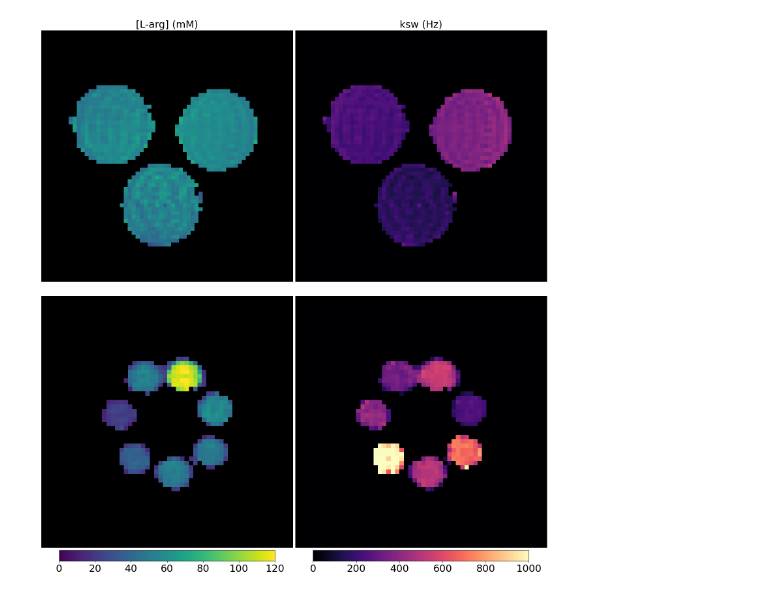
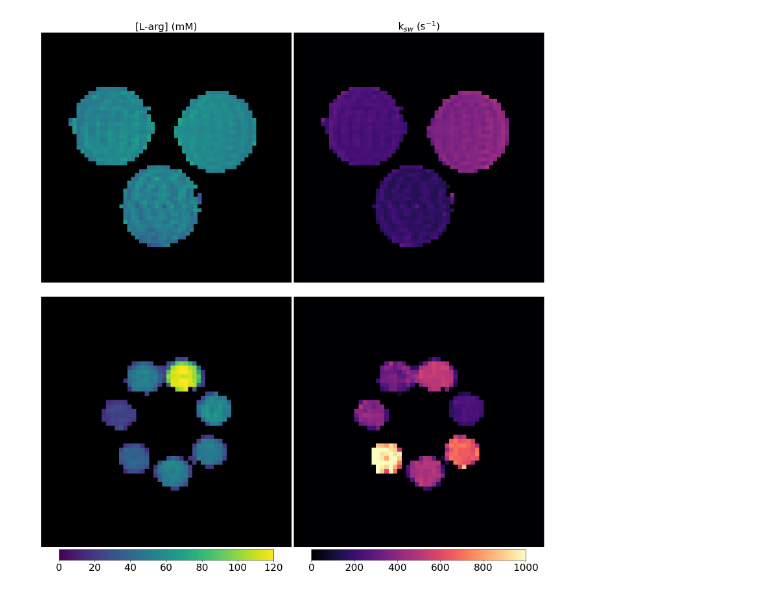
Before and after one commit to momentum-laboratory/molecular-mrf, a Jupyter notebook: deep_reco_example/visualization.ipynb, the cells around one changed output. Saved outputs shown, nothing was run; the diff lists cells and outputs as text; code cells hidden in the pictures.

```diff
--- a/deep_reco_example/visualization.ipynb
+++ b/deep_reco_example/visualization.ipynb
@@ -31,32 +31,32 @@ for k,v in quant_maps.items():
 
 mask = mask[15:-15, 15:-15]
 
 # Create a black-start viridis colormap
 b_viridis = create_black_viridis()
 
 # Initialize PDF
 with PdfPages('results/dot_product_results_both.pdf') as pdf:
     fig, axs = plt.subplots(2, 2, figsize=(20, 21.5))
     fig.subplots_adjust(wspace=0.01, hspace=0.001)  # Remove spacing between subplots
 
     data_info = [
         (quant_maps7['fs'] * 110e3 / 3 * mask7, b_viridis, '[L-arg] (mM)', np.arange(0, 140, 20), (0, 120)),
-        (quant_maps7['ksw'] * mask7, 'magma', 'ksw (Hz)', np.arange(0, 1200, 200), (0, 1000)),
+        (quant_maps7['ksw'] * mask7, 'magma', 'k$_{sw}$ (s$^{-1}$)', np.arange(0, 1200, 200), (0, 1000)),
         (quant_maps['fs'] * 110e3 / 3 * mask, b_viridis, '', np.arange(0, 140, 20), (0, 120)),
         (quant_maps['ksw'] * mask, 'magma', '', np.arange(0, 1200, 200), (0, 1000)),
     ]
 
     for i, (ax, (data, cmap, title, ticks, clim)) in enumerate(zip(axs.flat, data_info)):
         im = ax.imshow(data, cmap=cmap)
         im.set_clim(*clim)
         if title:
             ax.set_title(title, fontsize=22)
         ax.set_axis_off()
         if i > 1:
             orientation = 'horizontal'
             cb = fig.colorbar(im, ax=ax, orientation=orientation, ticks=ticks, pad=0.01, fraction=0.04)
             cb.ax.tick_params(labelsize=22)
 
     pdf.savefig(fig)
 # %% [output]
-[figure, old version]
+[figure, new version]
```
Also changed, not shown: 2 other files.
